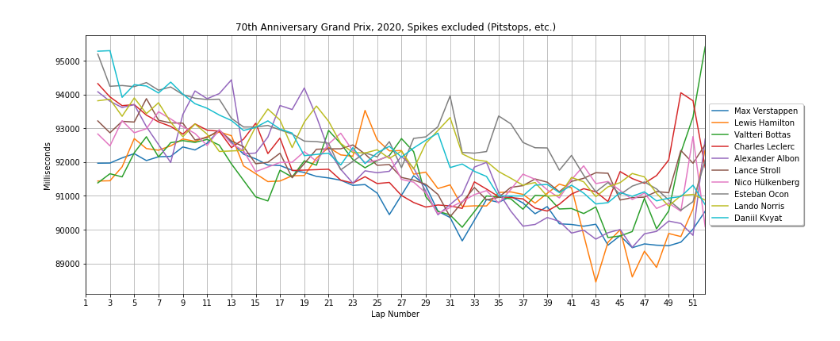
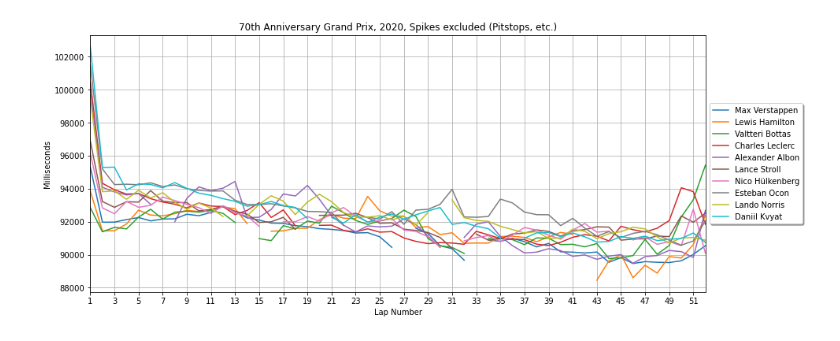
Before and after one commit to cnkndmr/formula1-data-analysis, a Jupyter notebook: src/02-laptime_comparison.ipynb, the cells around one changed output. Drawn from its saved outputs; the diff is of its cells as text; code cells hidden in the pictures.

Commit message:
pitstop laps excluded by different method

```diff
--- a/src/02-laptime_comparison.ipynb
+++ b/src/02-laptime_comparison.ipynb
@@ -17,32 +17,35 @@ pit_stops_df = pd.read_csv(zf.open('pit_stops.csv'))
 # %%
 raceId = int(races_df[(races_df["year"] == 2020) & (races_df["round"] == 5)]["raceId"])
 race_df = lap_times_df[lap_times_df["raceId"] == raceId]
-mean_pitstop_time = pit_stops_df[pit_stops_df.raceId == raceId].milliseconds.mean() / 2
+pit_stop_df = pit_stops_df[pit_stops_df.raceId == raceId]
+
+race_df = race_df.copy()
+
+for driverId in pit_stop_df.driverId.drop_duplicates():
+    for lap in pit_stop_df[pit_stop_df.driverId == driverId].lap:
+        race_df.loc[(race_df.driverId == driverId) & (race_df.lap == lap + 1),'milliseconds'] = np.nan
 
 plt.figure(figsize=(14, 6))
 
 for driverId in results_df[results_df.raceId == raceId]["driverId"].iloc[:10]:
-    temp_df = race_df[race_df.driverId == driverId]
-    shift_df = temp_df.milliseconds - temp_df.milliseconds.shift()
-    temp_df = temp_df.assign(shift_ms=shift_df)
     driver_info = drivers_df[drivers_df["driverId"] == driverId]
     driver_name = driver_info["forename"] + ' ' + driver_info["surname"]
-    x = temp_df[temp_df.shift_ms < mean_pitstop_time].lap
-    y = temp_df[temp_df.shift_ms < mean_pitstop_time].milliseconds
-    plt.plot(x, y, label = driver_name.iloc[0])
+    plt.plot(race_df[race_df.driverId == driverId].lap,
+             race_df[race_df.driverId == driverId].milliseconds,
+             label = driver_name.iloc[0])
 
 plt.legend(loc='center left', fancybox=True, shadow=True, bbox_to_anchor=(1, 0.5))
 plt.grid()
 
 plt.xticks(np.arange(race_df["lap"].values.min(), race_df["lap"].values.max()+1, 2.0))
 plt.xlim(race_df["lap"].values.min(), race_df["lap"].values.max())
 
 race_name = races_df[races_df["raceId"] == int(raceId)]["name"].iloc[0]
 race_year = races_df[races_df["raceId"] == int(raceId)]["year"].iloc[0]
 plt.title(str(race_name) + ', ' + str(race_year) + ', Spikes excluded (Pitstops, etc.)')
 plt.xlabel('Lap Number')
 plt.ylabel('Milliseconds')
 
 plt.show()
 # %% [output]
-[figure, old version]
+[figure, new version]
```
